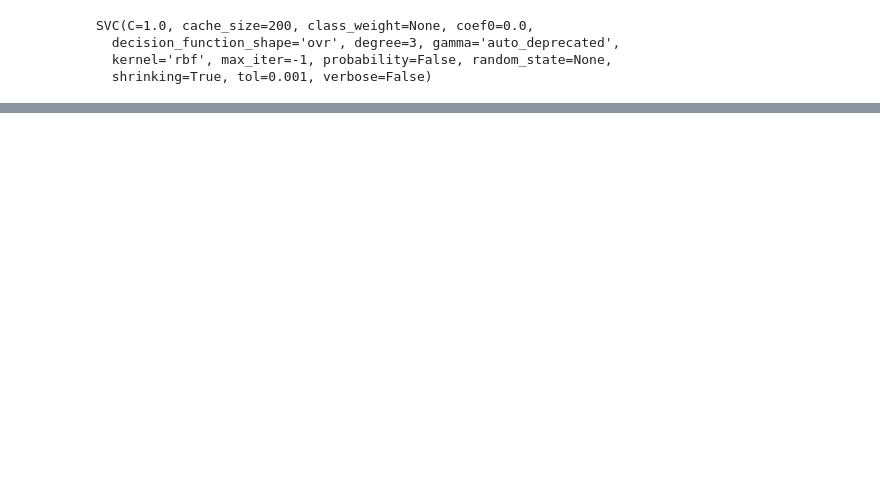
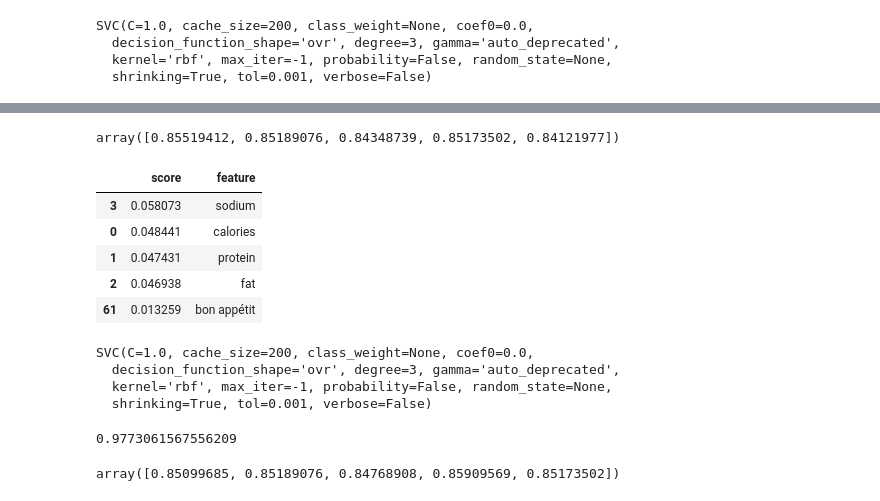
Before and after one commit to romer1979/support-vector-machine-challenge, a Jupyter notebook: support vector machines challenge.ipynb, the cells around one changed output, grey strips where cells are left out. Cells and saved outputs as stored; diff of their text form; code cells hidden in the pictures; blank space fills up the shorter version.

```diff
--- a/support vector machines challenge.ipynb
+++ b/support vector machines challenge.ipynb
@@ -92,0 +112,7 @@ cross_val_score(svc, X, Y, cv=5)
+# %%
+from sklearn import ensemble
+rfc = ensemble.RandomForestClassifier()
+X3 = pd.get_dummies(X2)
+cross_val_score(rfc, X3, Y2, cv=5)
+# %% [output]
+array([0.85519412, 0.85189076, 0.84348739, 0.85173502, 0.84121977])
@@ -92,0 +123,10 @@ cross_val_score(svc, X, Y, cv=5)
+# %%
+importance = importance.sort_values(by='score', ascending=False)
+importance.head()
+# %% [output]
+|  | score | feature |
+| 3 | 0.058073 | sodium |
+| 0 | 0.048441 | calories |
+| 1 | 0.047431 | protein |
+| 2 | 0.046938 | fat |
+| 61 | 0.013259 | bon appétit |
@@ -92,0 +141,17 @@ cross_val_score(svc, X, Y, cv=5)
+# %%
+X5 = raw_data4.sample(frac=0.3, replace=True, random_state=1)
+Y5 = raw_data2.rating.apply(lambda x: 1 if x >= 3.75 else 0).sample(frac=0.3, replace=True, random_state=1)
+svc.fit(X5,Y5)
+# %% [output]
+SVC(C=1.0, cache_size=200, class_weight=None, coef0=0.0,
+  decision_function_shape='ovr', degree=3, gamma='auto_deprecated',
+  kernel='rbf', max_iter=-1, probability=False, random_state=None,
+  shrinking=True, tol=0.001, verbose=False)
+# %%
+svc.score(X5,Y5)
+# %% [output]
+0.9773061567556209
+# %%
+cross_val_score(svc, X5, Y5, cv=5)
+# %% [output]
+array([0.85099685, 0.85189076, 0.84768908, 0.85909569, 0.85173502])
```
Also changed, not shown: parts of 17 cells of this notebook.
